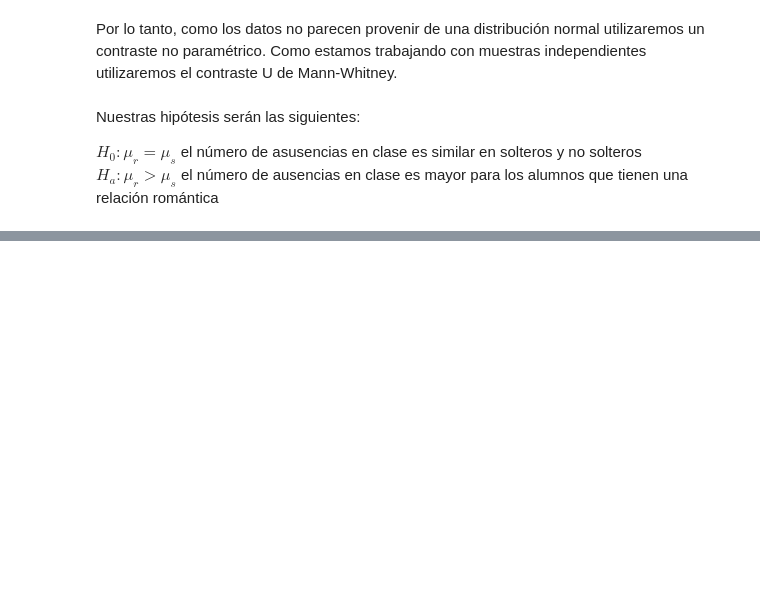
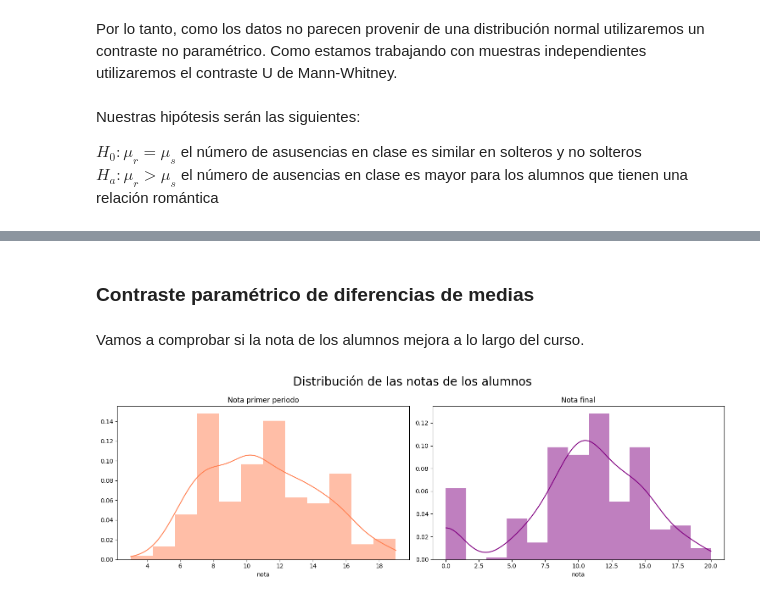
Before and after one commit to antoniolandin/students, a Jupyter notebook: main.ipynb, the cells around one changed output, grey strips where cells are left out. Drawn from its saved outputs; the diff is of its cells as text; code cells hidden in the pictures; blank space fills up the shorter version.

Commit message:
finalizado otro contraste

```diff
--- a/main.ipynb
+++ b/main.ipynb
@@ -236,0 +267,24 @@ Conclusión: No hay diferencia significativa (p > 0.05)
+# %% [markdown]
+### Contraste paramétrico de diferencias de medias
+# %% [markdown]
+Vamos a comprobar si la nota de los alumnos mejora a lo largo del curso.
+# %%
+fig, (ax1, ax2) = plt.subplots(nrows=1, ncols=2, figsize=(15, 5))
+
+sns.histplot(data=df, x="G1",
+             color='coral', kde=True, stat="density", alpha=0.5, edgecolor=None, ax=ax1)
+ax1.set_title('Nota primer periodo')
+ax1.set_ylabel('')
+ax1.set_xlabel('nota')
+
+sns.histplot(data=df, x="G3",
+             color='purple', kde=True, stat="density", alpha=0.5, edgecolor=None, ax=ax2)
+ax2.set_title('Nota final')
+ax2.set_ylabel('')
+ax2.set_xlabel('nota')
+
+plt.suptitle('Distribución de las notas de los alumnos', fontsize=20)
+plt.tight_layout()
+plt.show()
+# %% [output]
+[figure, added]
```
Also changed, not shown: parts of 12 cells of this notebook.
